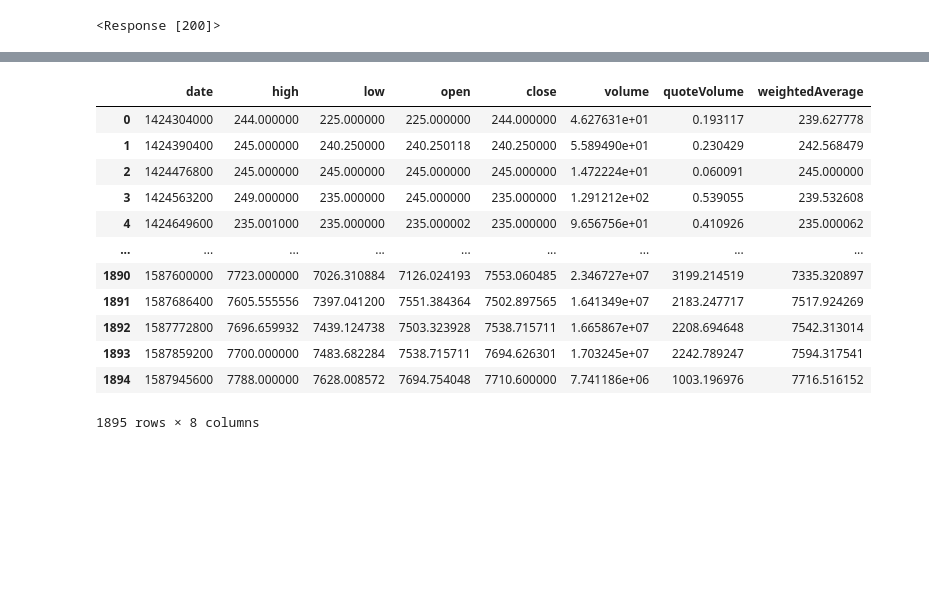
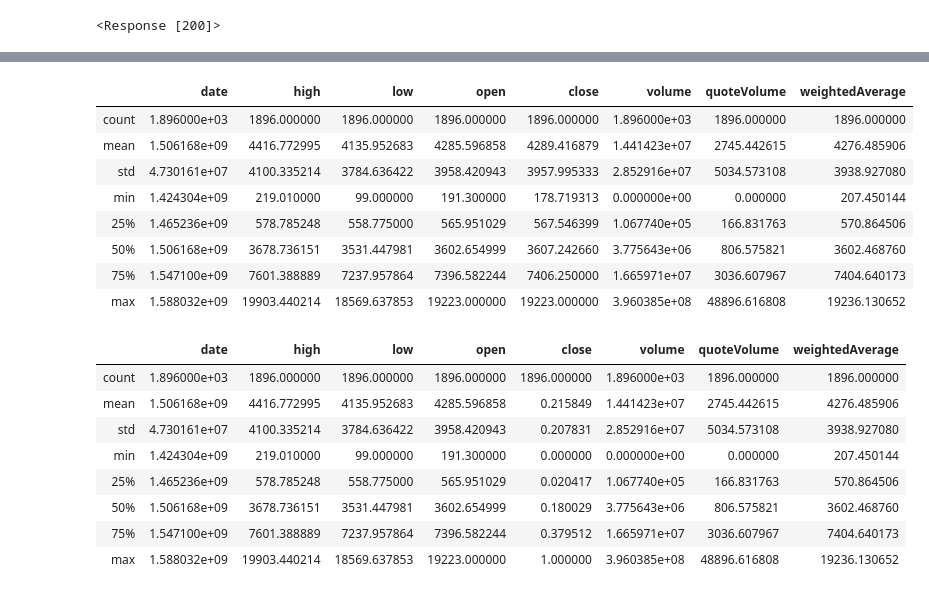
Before and after one commit to naxvinci/deeplearningTIL, a Jupyter notebook: ml/source/Day6/Bitcoin (lab).ipynb, the cells around one changed output, grey strips where cells are left out. Cells and saved outputs as stored; diff of their text form; code cells hidden in the pictures; blank space fills up the shorter version.

```diff
--- a/ml/source/Day6/Bitcoin (lab).ipynb
+++ b/ml/source/Day6/Bitcoin (lab).ipynb
@@ -24,9 +25,8 @@ https://poloniex.com/public?command=returnChartData&currencyPair=USDT_BTC&start=
 # %%
 ret = requests.get('https://poloniex.com/public?command=returnChartData&currencyPair=USDT_BTC&start=1414602755&end=9999999999&period=86400')
+ret
+# %% [output]
+<Response [200]>
-# %%
-ret
-# %% [output]
-<Response [200]>
 # %%
 js = ret.json()
 js
@@ -50,18 +50,14 @@ js
  ...]
 # %%
 df = pd.DataFrame(js)
-df
+df.describe()
 # %% [output]
 |  | date | high | low | open | close | volume | quoteVolume | weightedAverage |
-| 0 | 1424304000 | 244.000000 | 225.000000 | 225.000000 | 244.000000 | 4.627631e+01 | 0.193117 | 239.627778 |
-| 1 | 1424390400 | 245.000000 | 240.250000 | 240.250118 | 240.250000 | 5.589490e+01 | 0.230429 | 242.568479 |
-| 2 | 1424476800 | 245.000000 | 245.000000 | 245.000000 | 245.000000 | 1.472224e+01 | 0.060091 | 245.000000 |
-| 3 | 1424563200 | 249.000000 | 235.000000 | 245.000000 | 235.000000 | 1.291212e+02 | 0.539055 | 239.532608 |
-| 4 | 1424649600 | 235.001000 | 235.000000 | 235.000002 | 235.000000 | 9.656756e+01 | 0.410926 | 235.000062 |
-| ... | ... | ... | ... | ... | ... | ... | ... | ... |
-| 1890 | 1587600000 | 7723.000000 | 7026.310884 | 7126.024193 | 7553.060485 | 2.346727e+07 | 3199.214519 | 7335.320897 |
-| 1891 | 1587686400 | 7605.555556 | 7397.041200 | 7551.384364 | 7502.897565 | 1.641349e+07 | 2183.247717 | 7517.924269 |
-| 1892 | 1587772800 | 7696.659932 | 7439.124738 | 7503.323928 | 7538.715711 | 1.665867e+07 | 2208.694648 | 7542.313014 |
-| 1893 | 1587859200 | 7700.000000 | 7483.682284 | 7538.715711 | 7694.626301 | 1.703245e+07 | 2242.789247 | 7594.317541 |
-| 1894 | 1587945600 | 7788.000000 | 7628.008572 | 7694.754048 | 7710.600000 | 7.741186e+06 | 1003.196976 | 7716.516152 |
+| count | 1.896000e+03 | 1896.000000 | 1896.000000 | 1896.000000 | 1896.000000 | 1.896000e+03 | 1896.000000 | 1896.000000 |
+| mean | 1.506168e+09 | 4416.772995 | 4135.952683 | 4285.596858 | 4289.416879 | 1.441423e+07 | 2745.442615 | 4276.485906 |
+| std | 4.730161e+07 | 4100.335214 | 3784.636422 | 3958.420943 | 3957.995333 | 2.852916e+07 | 5034.573108 | 3938.927080 |
+| min | 1.424304e+09 | 219.010000 | 99.000000 | 191.300000 | 178.719313 | 0.000000e+00 | 0.000000 | 207.450144 |
+| 25% | 1.465236e+09 | 578.785248 | 558.775000 | 565.951029 | 567.546399 | 1.067740e+05 | 166.831763 | 570.864506 |
+| 50% | 1.506168e+09 | 3678.736151 | 3531.447981 | 3602.654999 | 3607.242660 | 3.775643e+06 | 806.575821 | 3602.468760 |
+| 75% | 1.547100e+09 | 7601.388889 | 7237.957864 | 7396.582244 | 7406.250000 | 1.665971e+07 | 3036.607967 | 7404.640173 |
+| max | 1.588032e+09 | 19903.440214 | 18569.637853 | 19223.000000 | 19223.000000 | 3.960385e+08 | 48896.616808 | 19236.130652 |
-1895 rows × 8 columns
@@ -75,0 +64,14 @@ RNN layer
+# %%
+scaler = MinMaxScaler()
+df[['close']] = scaler.fit_transform(df[['close']])
+df.describe()
+# %% [output]
+|  | date | high | low | open | close | volume | quoteVolume | weightedAverage |
+| count | 1.896000e+03 | 1896.000000 | 1896.000000 | 1896.000000 | 1896.000000 | 1.896000e+03 | 1896.000000 | 1896.000000 |
+| mean | 1.506168e+09 | 4416.772995 | 4135.952683 | 4285.596858 | 0.215849 | 1.441423e+07 | 2745.442615 | 4276.485906 |
+| std | 4.730161e+07 | 4100.335214 | 3784.636422 | 3958.420943 | 0.207831 | 2.852916e+07 | 5034.573108 | 3938.927080 |
+| min | 1.424304e+09 | 219.010000 | 99.000000 | 191.300000 | 0.000000 | 0.000000e+00 | 0.000000 | 207.450144 |
+| 25% | 1.465236e+09 | 578.785248 | 558.775000 | 565.951029 | 0.020417 | 1.067740e+05 | 166.831763 | 570.864506 |
+| 50% | 1.506168e+09 | 3678.736151 | 3531.447981 | 3602.654999 | 0.180029 | 3.775643e+06 | 806.575821 | 3602.468760 |
+| 75% | 1.547100e+09 | 7601.388889 | 7237.957864 | 7396.582244 | 0.379512 | 1.665971e+07 | 3036.607967 | 7404.640173 |
+| max | 1.588032e+09 | 19903.440214 | 18569.637853 | 19223.000000 | 1.000000 | 3.960385e+08 | 48896.616808 | 19236.130652 |
```
Also changed, not shown: parts of 23 cells of this notebook, 16 other files.
